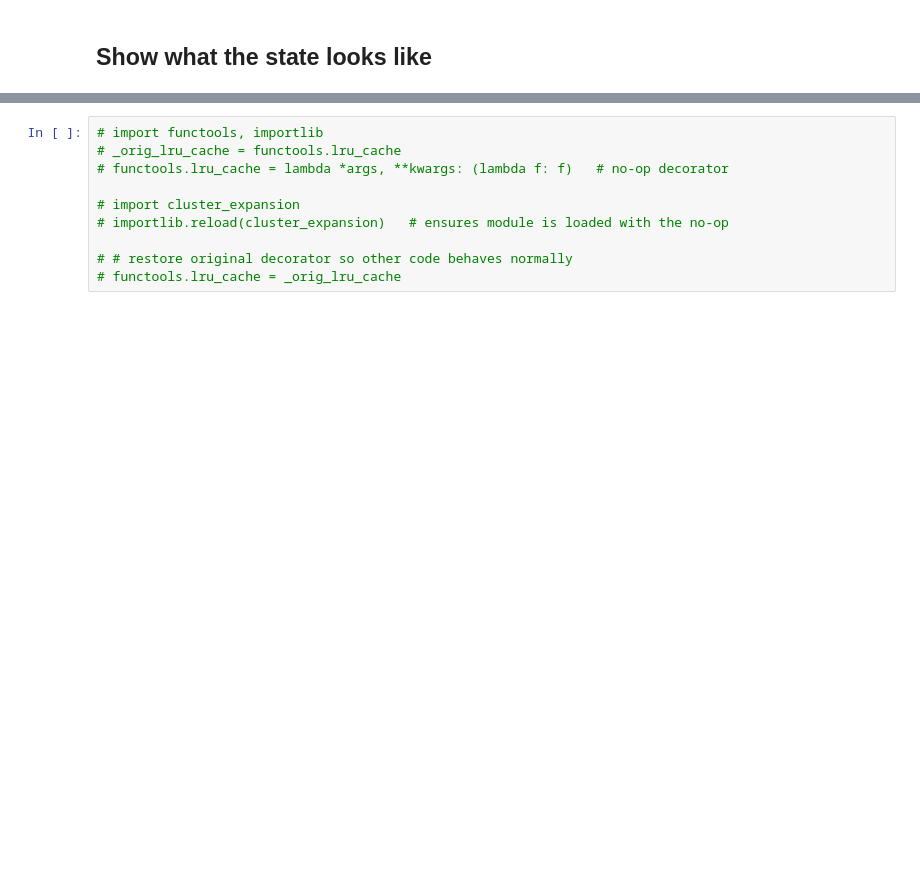
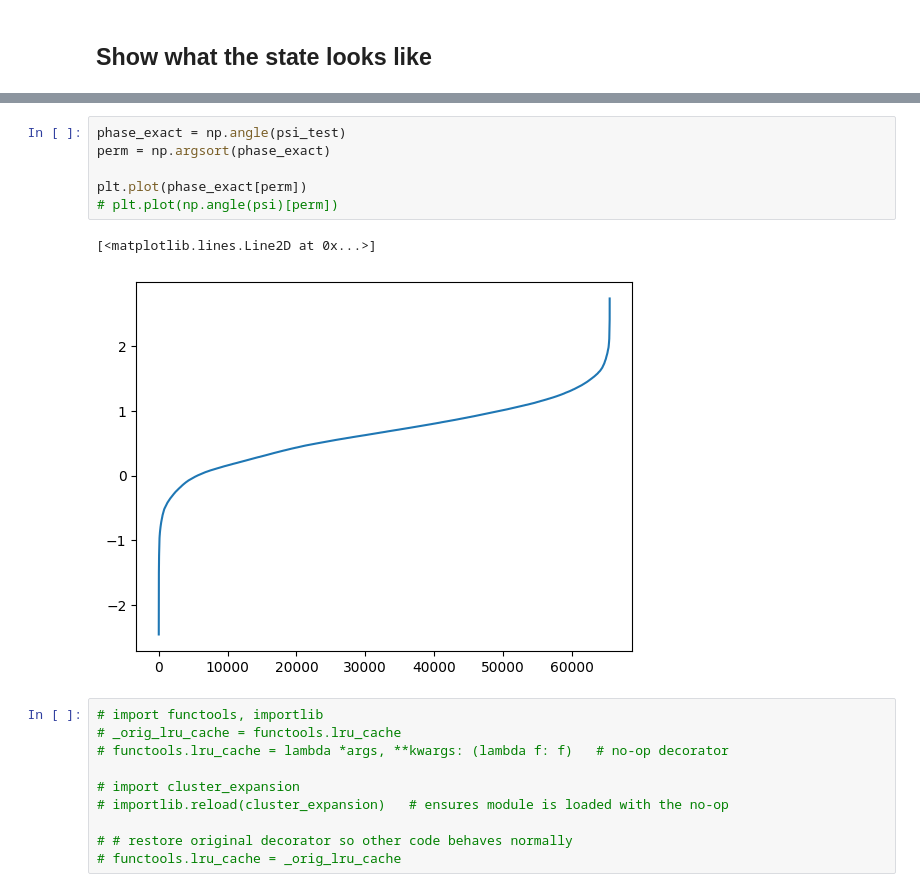
Before and after one commit to NilsNiggemann/DataMiningRBMs, a Jupyter notebook: ClusterExpansion/rand_hams_cluster_expn.ipynb, the cells around one changed output, grey strips where cells are left out. Saved outputs shown, nothing was run; the diff lists cells and outputs as text; blank space fills up the shorter version.

```diff
--- a/ClusterExpansion/rand_hams_cluster_expn.ipynb
+++ b/ClusterExpansion/rand_hams_cluster_expn.ipynb
@@ -148,3 +157,12 @@ np.float64(0.48756156109631654)
+# %%
+phase_exact = np.angle(psi_test)
+perm = np.argsort(phase_exact)
+
+plt.plot(phase_exact[perm])
+# plt.plot(np.angle(psi)[perm])
+# %% [output]
+[<matplotlib.lines.Line2D at 0x...>]
+[figure, added]
 # %%
 # import functools, importlib
 # _orig_lru_cache = functools.lru_cache
```
Also changed, not shown: parts of 10 cells of this notebook, 7 other files.
